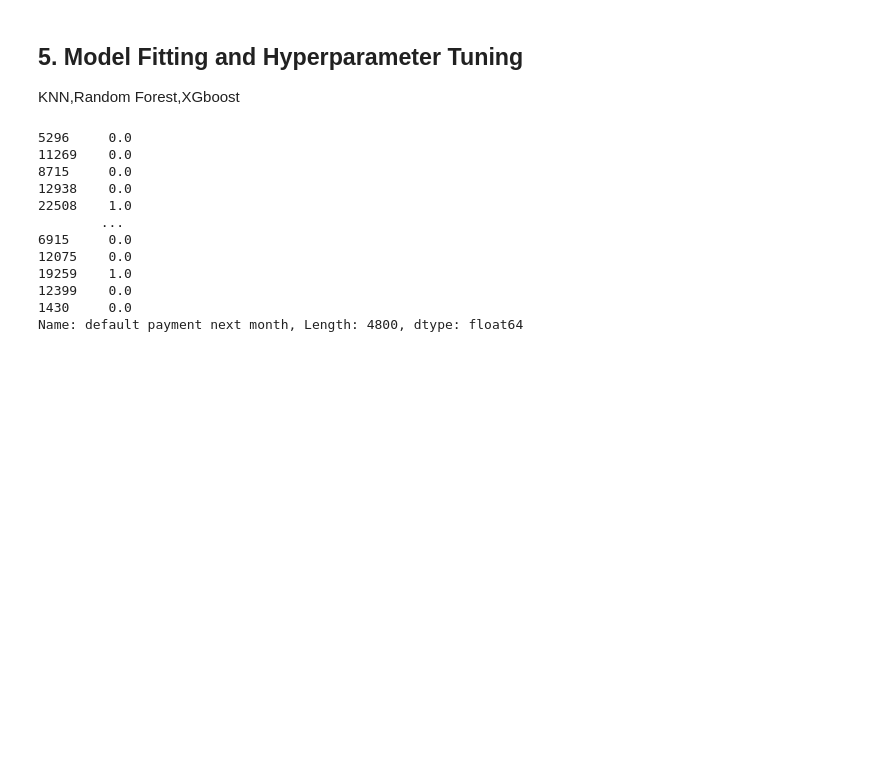
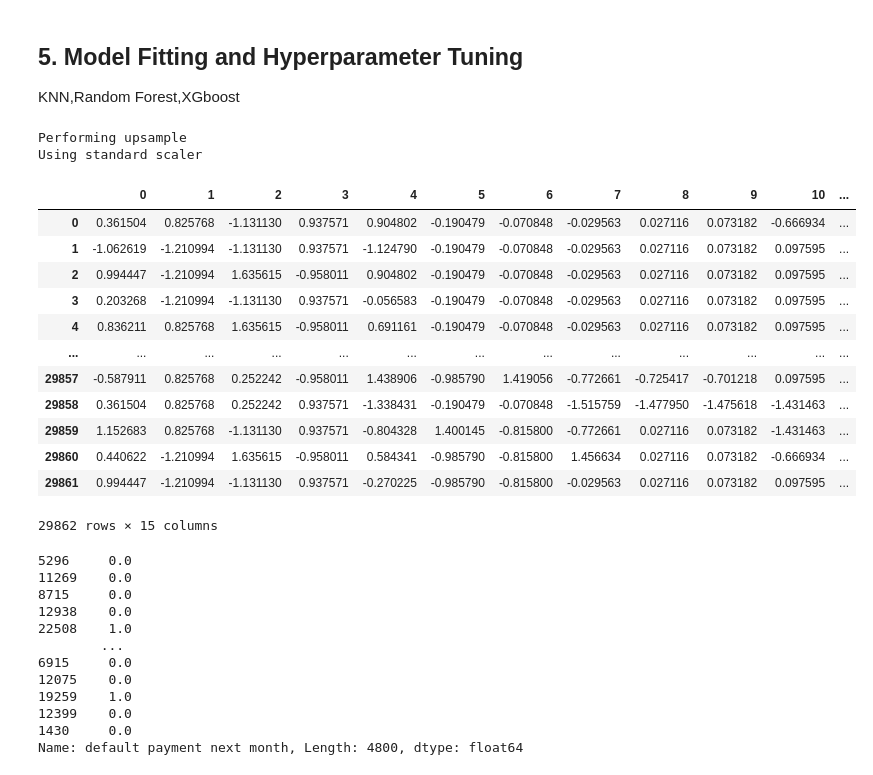
Before and after one commit to coreyryanhanson/nyc-mhtn-ds-010620-lectures, a Jupyter notebook: week-9/classification-assessment/working_assessment_cleaned.ipynb, the cells around one changed output. Cells and saved outputs as stored; diff of their text form; code cells hidden in the pictures; blank space fills up the shorter version.

```diff
--- a/week-9/classification-assessment/working_assessment_cleaned.ipynb
+++ b/week-9/classification-assessment/working_assessment_cleaned.ipynb
@@ -158,8 +168,27 @@ selection
 ## 5. Model Fitting and Hyperparameter Tuning
 KNN,Random Forest,XGboost
 # %%
-models = credit_functions.ModelSwitcher(df, target_col, selection)
+models = credit_functions.ModelSwitcher(df, target_col, selection, "upsample", "standard")
 X_train, X_test, y_train, y_test = models.X_train, models.X_test, models.y_train, models.y_test
+# %% [output]
+Performing upsample
+Using standard scaler
+# %%
+pd.DataFrame(X_train)
+# %% [output]
+|  | 0 | 1 | 2 | 3 | 4 | 5 | 6 | 7 | 8 | 9 | 10 | ... |
+| 0 | 0.361504 | 0.825768 | -1.131130 | 0.937571 | 0.904802 | -0.190479 | -0.070848 | -0.029563 | 0.027116 | 0.073182 | -0.666934 | ... |
+| 1 | -1.062619 | -1.210994 | -1.131130 | 0.937571 | -1.124790 | -0.190479 | -0.070848 | -0.029563 | 0.027116 | 0.073182 | 0.097595 | ... |
+| 2 | 0.994447 | -1.210994 | 1.635615 | -0.958011 | 0.904802 | -0.190479 | -0.070848 | -0.029563 | 0.027116 | 0.073182 | 0.097595 | ... |
+| 3 | 0.203268 | -1.210994 | -1.131130 | 0.937571 | -0.056583 | -0.190479 | -0.070848 | -0.029563 | 0.027116 | 0.073182 | 0.097595 | ... |
+| 4 | 0.836211 | 0.825768 | 1.635615 | -0.958011 | 0.691161 | -0.190479 | -0.070848 | -0.029563 | 0.027116 | 0.073182 | 0.097595 | ... |
+| ... | ... | ... | ... | ... | ... | ... | ... | ... | ... | ... | ... | ... |
+| 29857 | -0.587911 | 0.825768 | 0.252242 | -0.958011 | 1.438906 | -0.985790 | 1.419056 | -0.772661 | -0.725417 | -0.701218 | 0.097595 | ... |
+| 29858 | 0.361504 | 0.825768 | 0.252242 | 0.937571 | -1.338431 | -0.190479 | -0.070848 | -1.515759 | -1.477950 | -1.475618 | -1.431463 | ... |
+| 29859 | 1.152683 | 0.825768 | -1.131130 | 0.937571 | -0.804328 | 1.400145 | -0.815800 | -0.772661 | 0.027116 | 0.073182 | -1.431463 | ... |
+| 29860 | 0.440622 | -1.210994 | 1.635615 | -0.958011 | 0.584341 | -0.985790 | -0.815800 | 1.456634 | 0.027116 | 0.073182 | -0.666934 | ... |
+| 29861 | 0.994447 | -1.210994 | -1.131130 | 0.937571 | -0.270225 | -0.985790 | -0.815800 | -0.029563 | 0.027116 | 0.073182 | 0.097595 | ... |
+29862 rows × 15 columns
 # %%
 models.y_test
 # %% [output]
```
Also changed, not shown: parts of 4 cells of this notebook, 1 other file.
